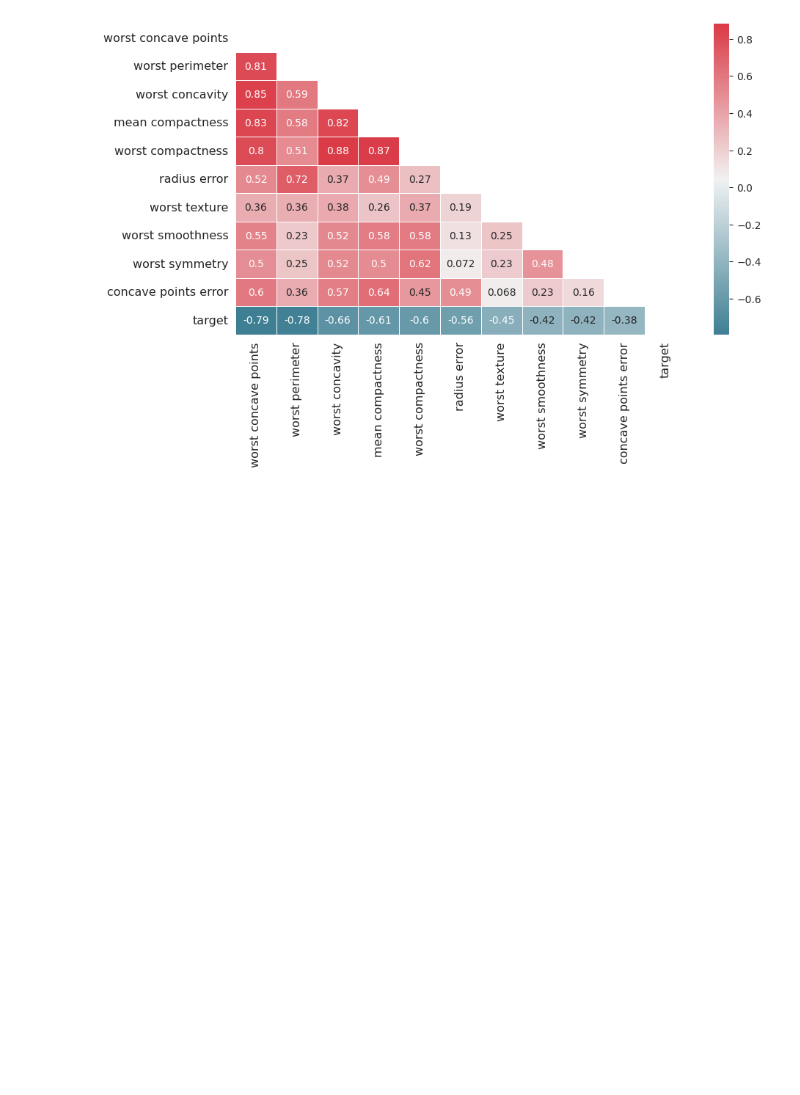
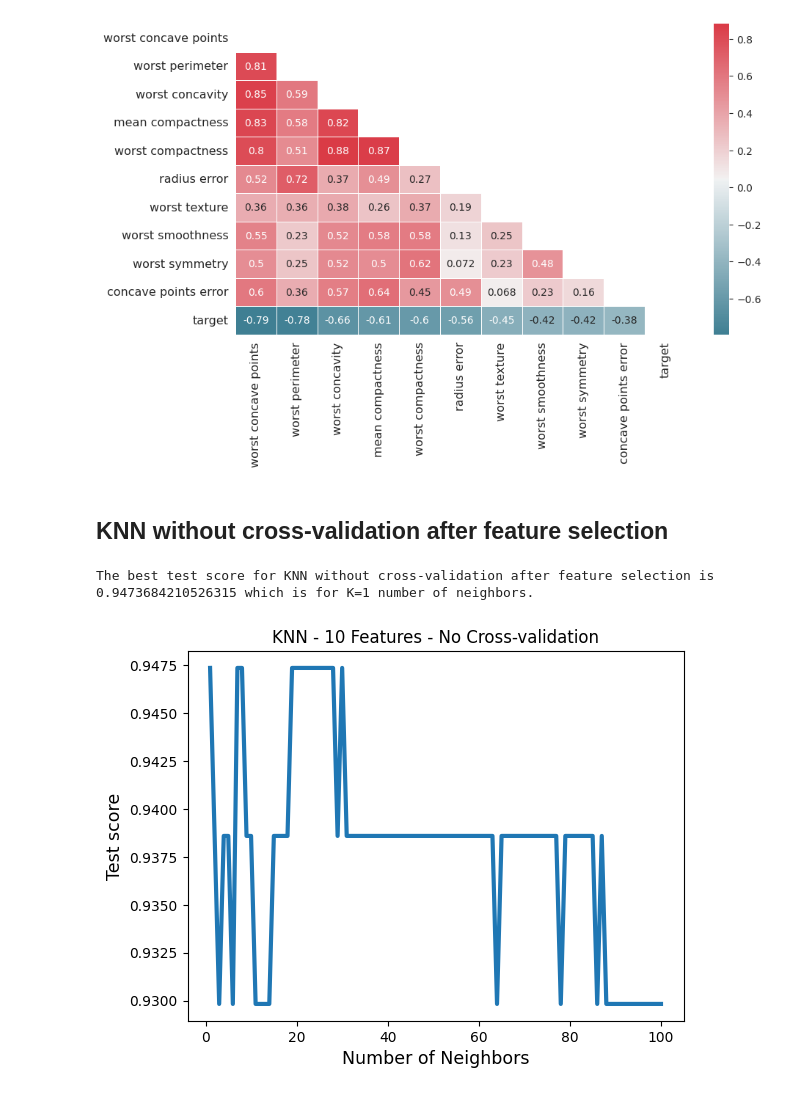
Before and after one commit to Parniaahmadi/Breast-Cancer, a Jupyter notebook: BreastCancer.ipynb, the cells around one changed output. Saved outputs shown, nothing was run; the diff lists cells and outputs as text; code cells hidden in the pictures; blank space fills up the shorter version.

```diff
--- a/BreastCancer.ipynb
+++ b/BreastCancer.ipynb
@@ -471,3 +471,23 @@ df_train = pd.concat([X_train.set_index(y_train.index), y_train], axis=1)
 Heatmap(df_train)
 # %% [output]
 [figure]
+# %% [markdown]
+## KNN without cross-validation after feature selection
+# %%
+## Plot test scores for different number of neighbours after feature selection without cross-validation ##
+
+N_features = X_train.shape[1]  # Number of features
+
+N_neighbors = np.arange(1, 101, 1)  # Array of neighbors
+max_test_score, K_opt, test_scores = KNN_without_CV(N_neighbors, X_train, X_test, y_train, y_test)
+
+print('The best test score for KNN without cross-validation after feature selection is {} which is for K={} number of neighbors. \n\n'.format(max_test_score, K_opt))
+
+plt.plot(N_neighbors, test_scores, linewidth = 3)
+plt.xlabel('Number of Neighbors', fontsize=12.5)
+plt.ylabel('Test score', fontsize=12.5)
+plt.title('KNN - {} Features - No Cross-validation'.format(N_features), fontsize=12)
+plt.show()
+# %% [output]
+The best test score for KNN without cross-validation after feature selection is 0.9473684210526315 which is for K=1 number of neighbors.
+[figure, added]
```
Also changed, not shown: parts of 17 cells of this notebook.
